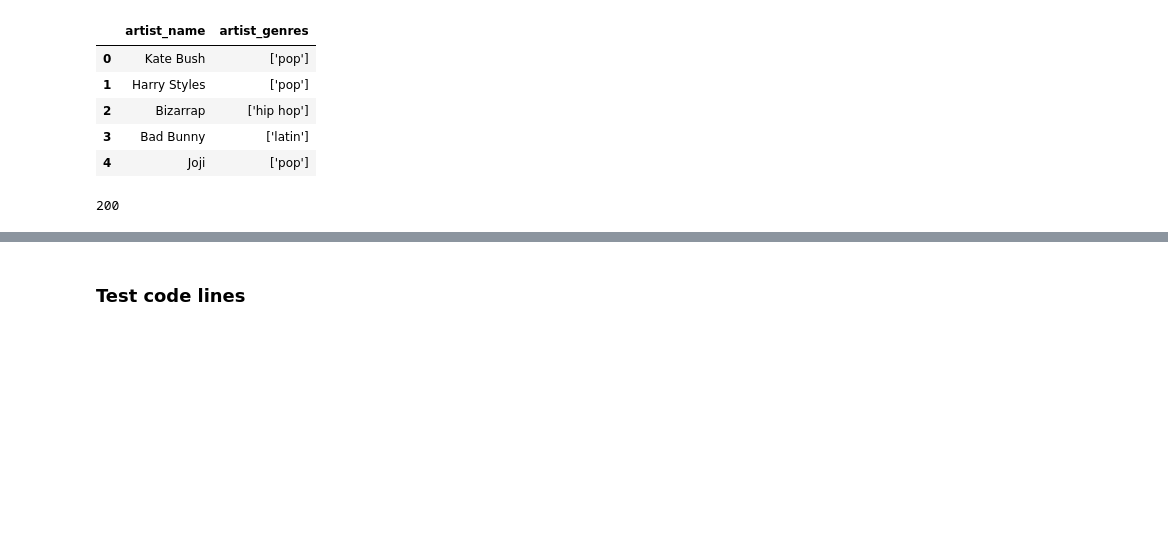
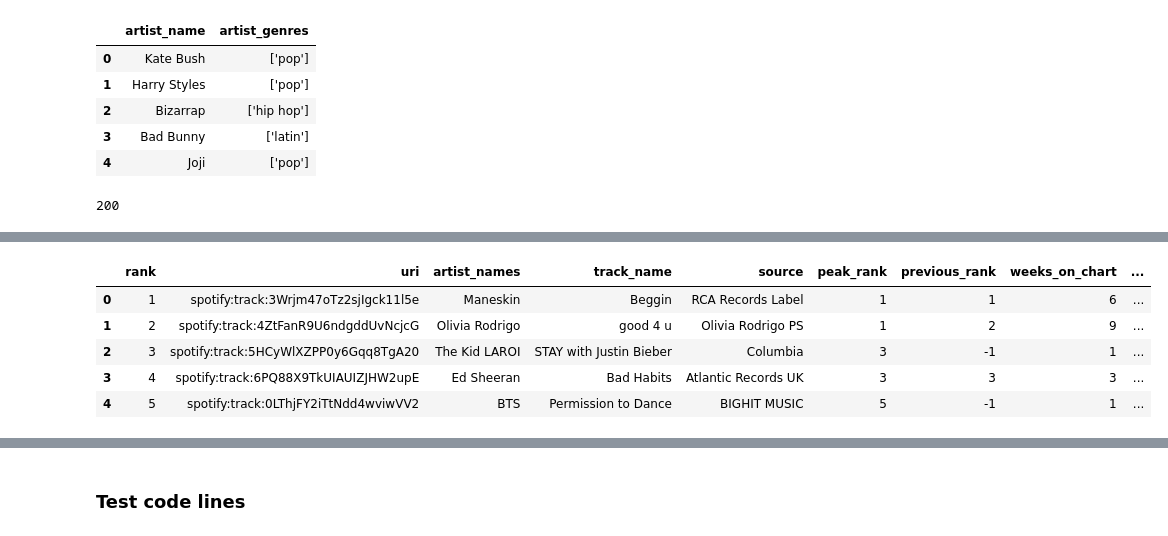
Before and after one commit to Azykan/Final-Project, a Jupyter notebook: source_code.ipynb, the cells around one changed output, grey strips where cells are left out. Cells and saved outputs as stored; diff of their text form; code cells hidden in the pictures; blank space fills up the shorter version.

```diff
--- a/source_code.ipynb
+++ b/source_code.ipynb
@@ -362,0 +380,11 @@ artist_df.to_sql('artist_genres', con = engine, schema="public", if_exists="repl
+# %%
+# Data is already clean
+spotify_df = pd.DataFrame(spotify_metadata)
+spotify_df.head()
+# %% [output]
+|  | rank | uri | artist_names | track_name | source | peak_rank | previous_rank | weeks_on_chart | ... |
+| 0 | 1 | spotify:track:3Wrjm47oTz2sjIgck11l5e | Maneskin | Beggin | RCA Records Label | 1 | 1 | 6 | ... |
+| 1 | 2 | spotify:track:4ZtFanR9U6ndgddUvNcjcG | Olivia Rodrigo | good 4 u | Olivia Rodrigo PS | 1 | 2 | 9 | ... |
+| 2 | 3 | spotify:track:5HCyWlXZPP0y6Gqq8TgA20 | The Kid LAROI | STAY with Justin Bieber | Columbia | 3 | -1 | 1 | ... |
+| 3 | 4 | spotify:track:6PQ88X9TkUIAUIZJHW2upE | Ed Sheeran | Bad Habits | Atlantic Records UK | 3 | 3 | 3 | ... |
+| 4 | 5 | spotify:track:0LThjFY2iTtNdd4wviwVV2 | BTS | Permission to Dance | BIGHIT MUSIC | 5 | -1 | 1 | ... |
```
Also changed, not shown: parts of 54 cells of this notebook, 3 other files.
